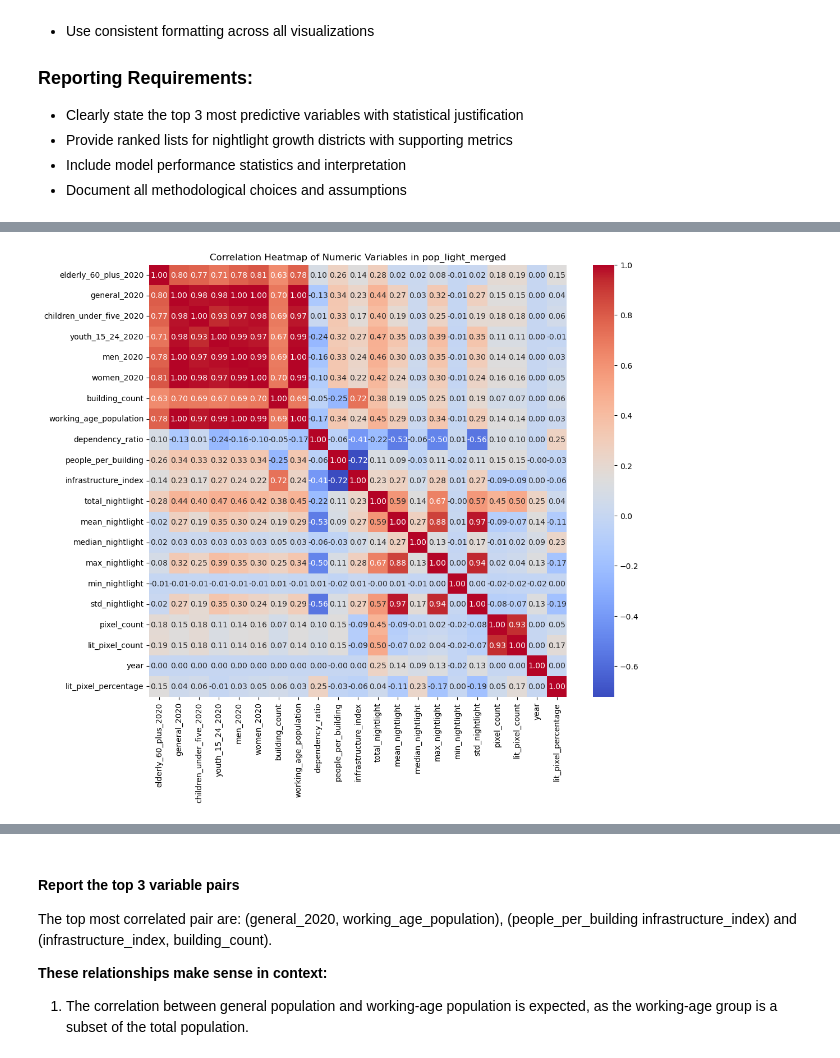
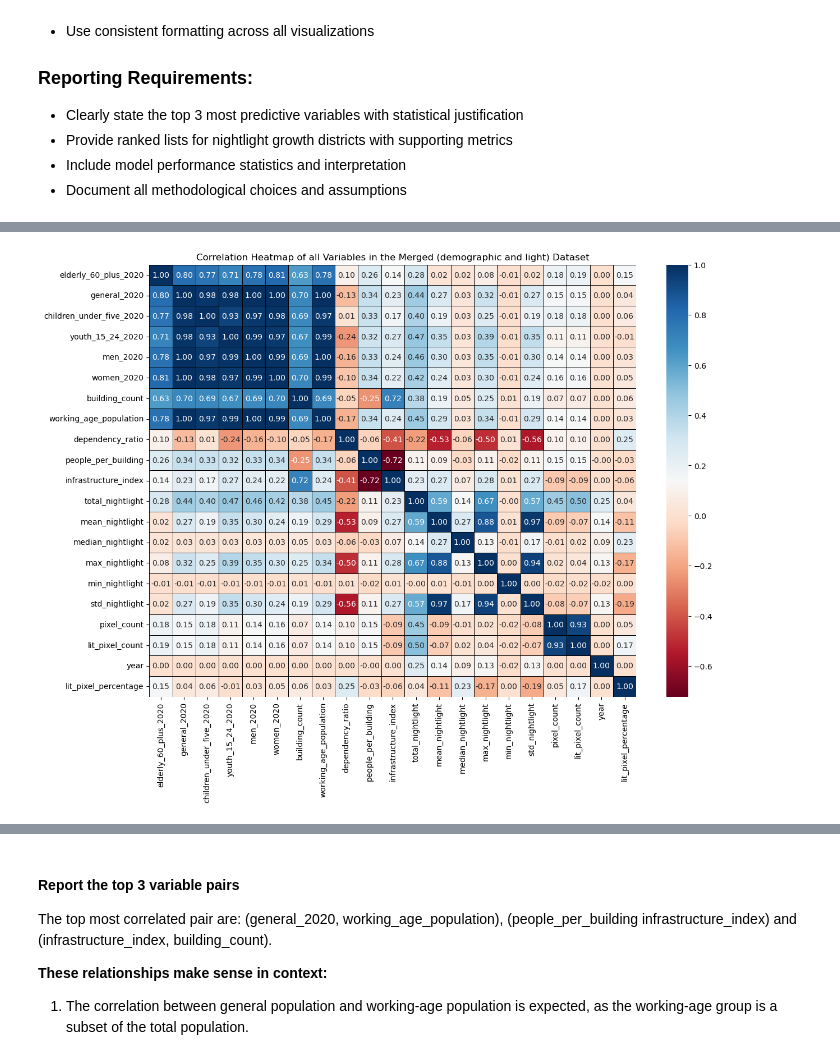
Before and after one commit to docileum/AIMS-DSCBI, a Jupyter notebook: notebooks/assignments/assignment-2.ipynb, the cells around one changed output, grey strips where cells are left out. Drawn from its saved outputs; the diff is of its cells as text; code cells hidden in the pictures.

```diff
--- a/notebooks/assignments/assignment-2.ipynb
+++ b/notebooks/assignments/assignment-2.ipynb
@@ -312,21 +377 @@ cell_population_data["people_per_building"] = np.where(
-# %%
-def normalize(predictor_column, choice=True):
-    normalized_values = (predictor_column - predictor_column.min()) / (predictor_column.max() - predictor_column.min())
-    if choice==True:
-        return normalized_values
-    else:
-        return 1 - normalized_values
-
-
-cell_population_data["building_count_norm"] = normalize(cell_population_data["building_count"], choice=True)
-cell_population_data["people_per_building_norm"] = normalize(cell_population_data["people_per_building"], choice=False)
-cell_population_data["dependency_ratio_norm"] = normalize(cell_population_data["dependency_ratio"], choice=False)
-
-cell_population_data["infrastructure_index"] = (
-    0.4 * cell_population_data["building_count_norm"] +
-    0.4 * cell_population_data["people_per_building_norm"] +
-    0.2 * cell_population_data["dependency_ratio_norm"]
-)*100
-
-cell_population_data = cell_population_data.drop(columns=['building_count_norm', 'people_per_building_norm', 'dependency_ratio_norm'])
 # %%
@@ -361,11 +406,23 @@ pop_light_merged = pd.merge(cell_population_data, cell_light_data, on='cell_id',
 # %%
+"""
+This section explores the relationship between all indicators.
+
+To combine all indicators from the light and demography datasets, we performed a join on the Cell_id column,
+which serves as the unique identifier common to both datasets. An outer join was used to ensure that all records from both datasets were retained.
+A heatmap of the numeric variables in the merged dataset revealed strong correlations among demographic indicators (obviously)
+and notable negative correlations between the infrastructure index and people per building.
+
+This analysis was conducted as part of variable exploration.
+"""
+
+pop_light_merged = pd.merge(cell_population_data, cell_light_data, on='cell_id', how='outer')
 
 numeric_cols = pop_light_merged.select_dtypes(include=[np.number]).columns
 corr_matrix = pop_light_merged[numeric_cols].corr()
 
-plt.figure(figsize=(12, 10))
-sns.heatmap(corr_matrix, annot=True, cmap='coolwarm', fmt=".2f")
-plt.title("Correlation Heatmap of Numeric Variables in pop_light_merged")
+plt.figure(figsize=(14, 10))
+sns.heatmap(corr_matrix, annot=True, cmap="RdBu", fmt=".2f", linewidths=0.5, linecolor="black")
+plt.title("Correlation Heatmap of all Variables in the Merged (demographic and light) Dataset")
 plt.show()
 # %% [output]
-[figure, old version]
+[figure, new version]
```
Also changed, not shown: parts of 19 cells of this notebook.
